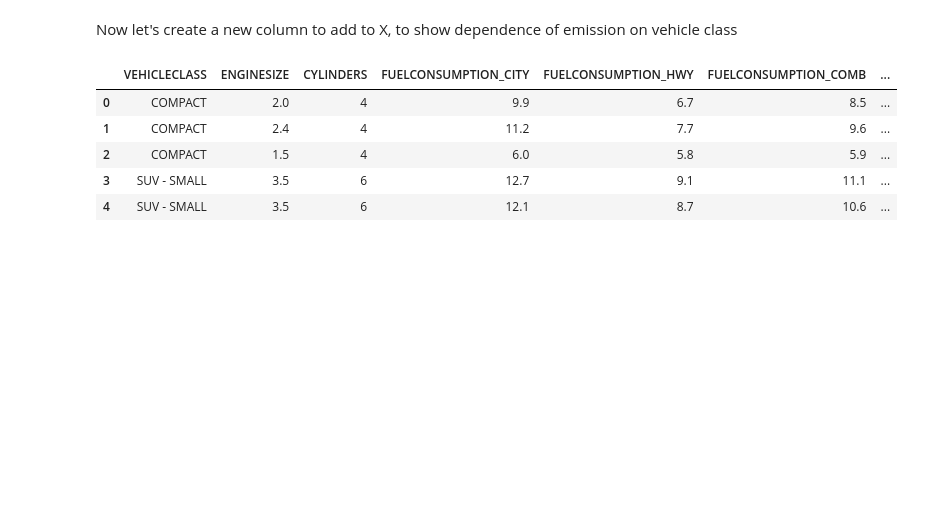
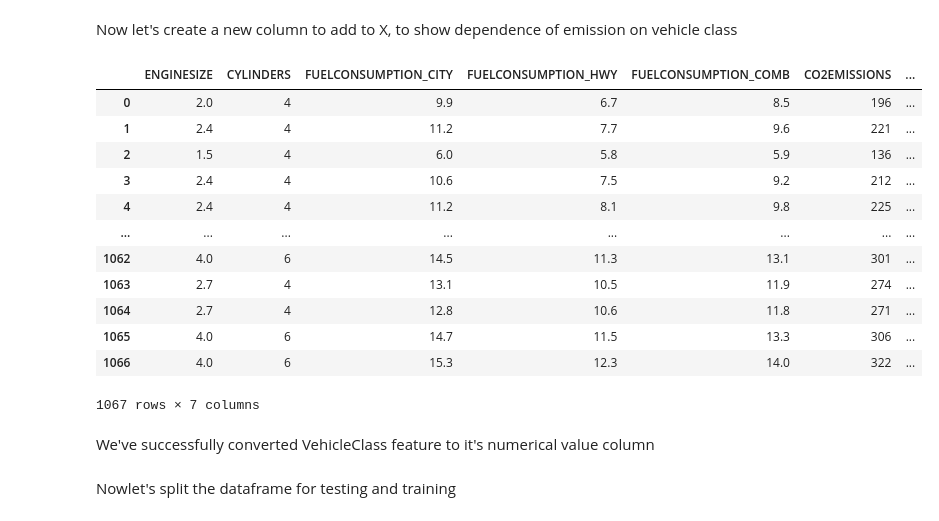
Before and after one commit to Srish-ty/CO2-Emission-predictor, a Jupyter notebook: CO2_predictor.ipynb, the cells around one changed output. Cells and saved outputs as stored; diff of their text form; code cells hidden in the pictures; blank space fills up the shorter version.

```diff
--- a/CO2_predictor.ipynb
+++ b/CO2_predictor.ipynb
@@ -184,0 +189,4 @@ plt.show()
+# %%
+#clas=pd.DataFrame(df.groupby('VEHICLECLASS')['CO2EMISSIONS'].mean())
+veh_class.rename(columns = {'CO2EMISSIONS':'CAR_CLASS'}, inplace = True)
+veh_class.head()
@@ -185,12 +201,25 @@ plt.show()
 # %% [markdown]
 Now let's create a new column to add to X, to show dependence of emission on vehicle class
 # %%
-X.replace(df.VEHICLECLASS , df.groupby('VEHICLECLASS')['CO2EMISSIONS'].mean(), inplace=True)
-X.head()
+X=X.merge(veh_class, on='VEHICLECLASS')
-# %% [output]
-|  | VEHICLECLASS | ENGINESIZE | CYLINDERS | FUELCONSUMPTION_CITY | FUELCONSUMPTION_HWY | FUELCONSUMPTION_COMB | ... |
-| 0 | COMPACT | 2.0 | 4 | 9.9 | 6.7 | 8.5 | ... |
-| 1 | COMPACT | 2.4 | 4 | 11.2 | 7.7 | 9.6 | ... |
-| 2 | COMPACT | 1.5 | 4 | 6.0 | 5.8 | 5.9 | ... |
-| 3 | SUV - SMALL | 3.5 | 6 | 12.7 | 9.1 | 11.1 | ... |
-| 4 | SUV - SMALL | 3.5 | 6 | 12.1 | 8.7 | 10.6 | ... |
+# %%
+X.drop('VEHICLECLASS',axis=1,inplace=True)
+X
+# %% [output]
+|  | ENGINESIZE | CYLINDERS | FUELCONSUMPTION_CITY | FUELCONSUMPTION_HWY | FUELCONSUMPTION_COMB | CO2EMISSIONS | ... |
+| 0 | 2.0 | 4 | 9.9 | 6.7 | 8.5 | 196 | ... |
+| 1 | 2.4 | 4 | 11.2 | 7.7 | 9.6 | 221 | ... |
+| 2 | 1.5 | 4 | 6.0 | 5.8 | 5.9 | 136 | ... |
+| 3 | 2.4 | 4 | 10.6 | 7.5 | 9.2 | 212 | ... |
+| 4 | 2.4 | 4 | 11.2 | 8.1 | 9.8 | 225 | ... |
+| ... | ... | ... | ... | ... | ... | ... | ... |
+| 1062 | 4.0 | 6 | 14.5 | 11.3 | 13.1 | 301 | ... |
+| 1063 | 2.7 | 4 | 13.1 | 10.5 | 11.9 | 274 | ... |
+| 1064 | 2.7 | 4 | 12.8 | 10.6 | 11.8 | 271 | ... |
+| 1065 | 4.0 | 6 | 14.7 | 11.5 | 13.3 | 306 | ... |
+| 1066 | 4.0 | 6 | 15.3 | 12.3 | 14.0 | 322 | ... |
+1067 rows × 7 columns
+# %% [markdown]
+We've successfully converted VehicleClass feature to it's numerical value column
+# %% [markdown]
+Nowlet's split the dataframe for testing and training
```
Also changed, not shown: parts of 19 cells of this notebook.
